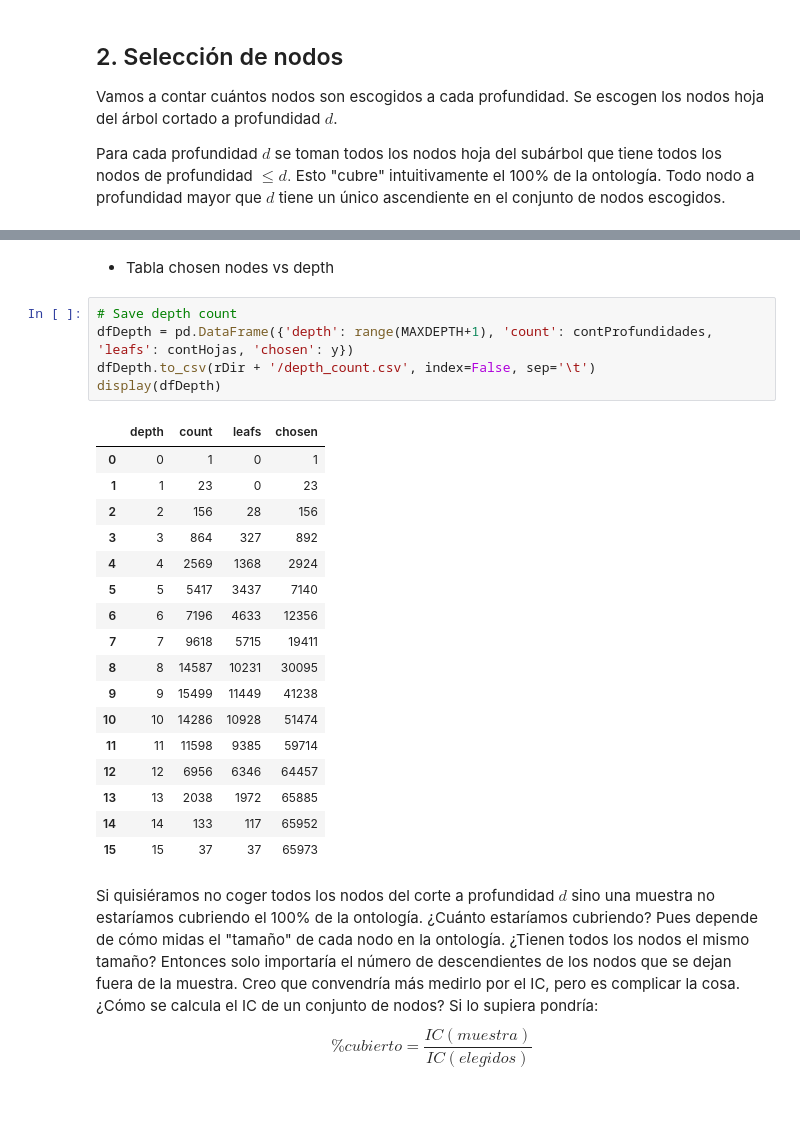
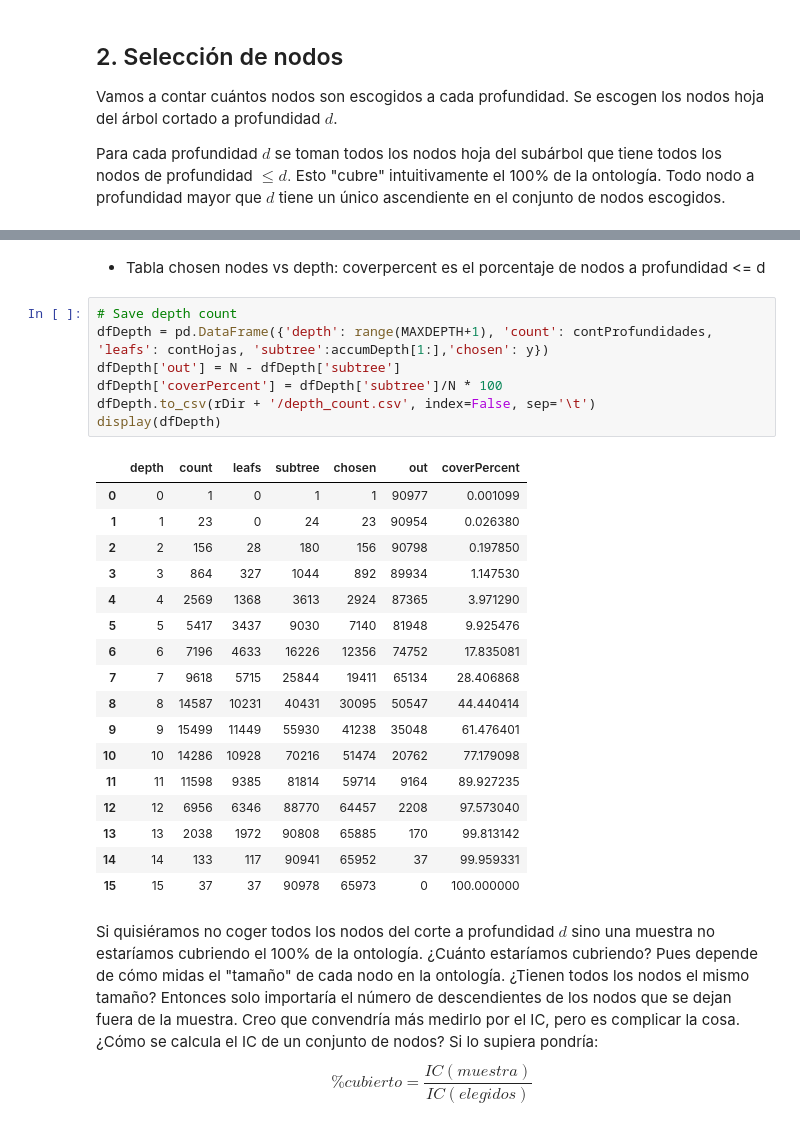
Before and after one commit to DgoMndez/DL-patogen-colab-DIIC, a Jupyter notebook: src/analysis/hpo-tree.ipynb, the cells around one changed output, grey strips where cells are left out. Drawn from its saved outputs; the diff is of its cells as text.

Commit message:
+coverPercent

```diff
--- a/src/analysis/hpo-tree.ipynb
+++ b/src/analysis/hpo-tree.ipynb
@@ -148,30 +149,32 @@ plt.show()
 [1, 23, 156, 892, 2924, 7140, 12356, 19411, 30095, 41238, 51474, 59714, 64457, 65885, 65952, 65973]
 [figure]
 # %% [markdown]
-* Tabla chosen nodes vs depth
+* Tabla chosen nodes vs depth: coverpercent es el porcentaje de nodos a profundidad <= d
 # %%
 # Save depth count
-dfDepth = pd.DataFrame({'depth': range(MAXDEPTH+1), 'count': contProfundidades, 'leafs': contHojas, 'chosen': y})
+dfDepth = pd.DataFrame({'depth': range(MAXDEPTH+1), 'count': contProfundidades, 'leafs': contHojas, 'subtree':accumDepth[1:],'chosen': y})
+dfDepth['out'] = N - dfDepth['subtree']
+dfDepth['coverPercent'] = dfDepth['subtree']/N * 100
 dfDepth.to_csv(rDir + '/depth_count.csv', index=False, sep='\t')
 display(dfDepth)
 # %% [output]
-|  | depth | count | leafs | chosen |
-| 0 | 0 | 1 | 0 | 1 |
-| 1 | 1 | 23 | 0 | 23 |
-| 2 | 2 | 156 | 28 | 156 |
-| 3 | 3 | 864 | 327 | 892 |
-| 4 | 4 | 2569 | 1368 | 2924 |
-| 5 | 5 | 5417 | 3437 | 7140 |
-| 6 | 6 | 7196 | 4633 | 12356 |
-| 7 | 7 | 9618 | 5715 | 19411 |
-| 8 | 8 | 14587 | 10231 | 30095 |
-| 9 | 9 | 15499 | 11449 | 41238 |
-| 10 | 10 | 14286 | 10928 | 51474 |
-| 11 | 11 | 11598 | 9385 | 59714 |
-| 12 | 12 | 6956 | 6346 | 64457 |
-| 13 | 13 | 2038 | 1972 | 65885 |
-| 14 | 14 | 133 | 117 | 65952 |
-| 15 | 15 | 37 | 37 | 65973 |
+|  | depth | count | leafs | subtree | chosen | out | coverPercent |
+| 0 | 0 | 1 | 0 | 1 | 1 | 90977 | 0.001099 |
+| 1 | 1 | 23 | 0 | 24 | 23 | 90954 | 0.026380 |
+| 2 | 2 | 156 | 28 | 180 | 156 | 90798 | 0.197850 |
+| 3 | 3 | 864 | 327 | 1044 | 892 | 89934 | 1.147530 |
+| 4 | 4 | 2569 | 1368 | 3613 | 2924 | 87365 | 3.971290 |
+| 5 | 5 | 5417 | 3437 | 9030 | 7140 | 81948 | 9.925476 |
+| 6 | 6 | 7196 | 4633 | 16226 | 12356 | 74752 | 17.835081 |
+| 7 | 7 | 9618 | 5715 | 25844 | 19411 | 65134 | 28.406868 |
+| 8 | 8 | 14587 | 10231 | 40431 | 30095 | 50547 | 44.440414 |
+| 9 | 9 | 15499 | 11449 | 55930 | 41238 | 35048 | 61.476401 |
+| 10 | 10 | 14286 | 10928 | 70216 | 51474 | 20762 | 77.179098 |
+| 11 | 11 | 11598 | 9385 | 81814 | 59714 | 9164 | 89.927235 |
+| 12 | 12 | 6956 | 6346 | 88770 | 64457 | 2208 | 97.573040 |
+| 13 | 13 | 2038 | 1972 | 90808 | 65885 | 170 | 99.813142 |
+| 14 | 14 | 133 | 117 | 90941 | 65952 | 37 | 99.959331 |
+| 15 | 15 | 37 | 37 | 90978 | 65973 | 0 | 100.000000 |
 # %% [markdown]
 Si quisiéramos no coger todos los nodos del corte a profundidad $d$ sino una muestra no estaríamos cubriendo el 100% de la ontología. ¿Cuánto estaríamos cubriendo? Pues depende de cómo midas el "tamaño" de cada nodo en la ontología. ¿Tienen todos los nodos el mismo tamaño? Entonces solo importaría el número de descendientes de los nodos que se dejan fuera de la muestra. Creo que convendría más medirlo por el IC, pero es complicar la cosa. ¿Cómo se calcula el IC de un conjunto de nodos? Si lo supiera pondría:
 $$ \%cubierto = \frac{IC(muestra)} {IC(elegidos)} $$
```
Also changed, not shown: parts of 1 cell of this notebook, 1 other file.
